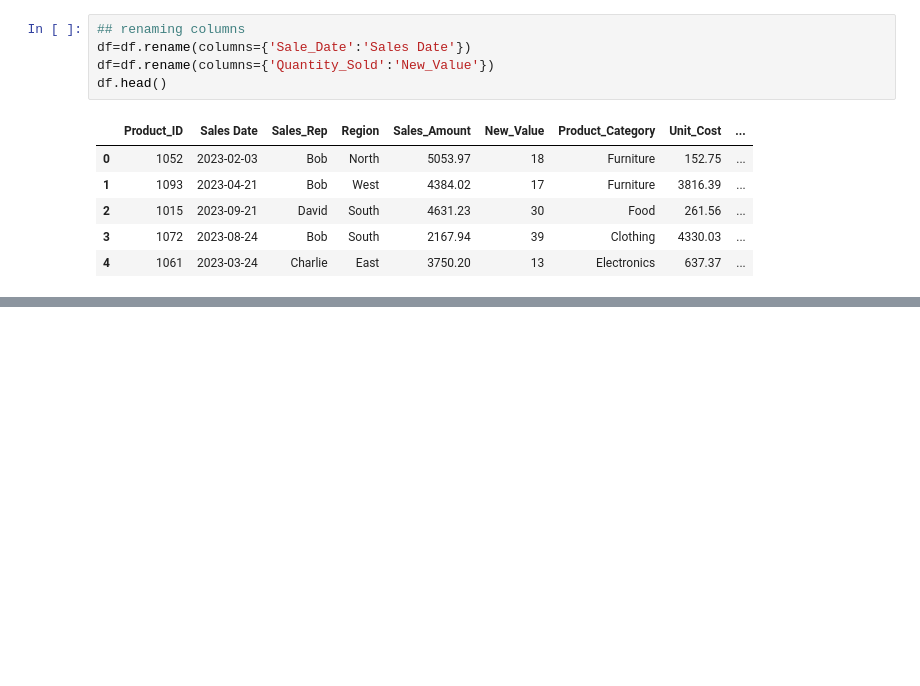
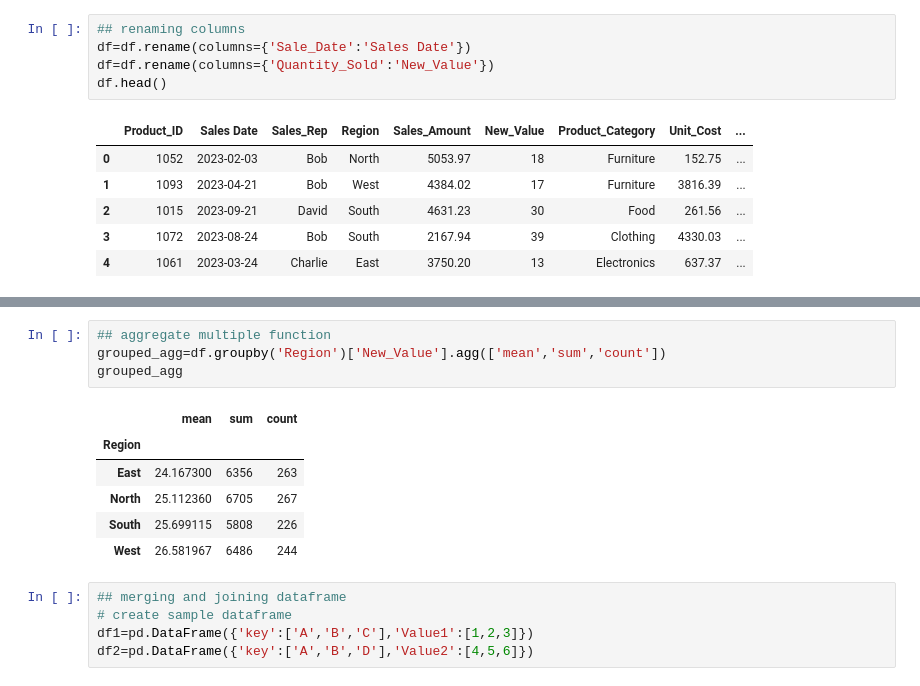
Before and after one commit to BinalPatel29/Udemy, a Jupyter notebook: Data_Analysis_With_Python/Pandas.ipynb, the cells around one changed output, grey strips where cells are left out. Drawn from its saved outputs; the diff is of its cells as text; blank space fills up the shorter version.

```diff
--- a/Data_Analysis_With_Python/Pandas.ipynb
+++ b/Data_Analysis_With_Python/Pandas.ipynb
@@ -421,0 +485,16 @@ df
+# %%
+## aggregate multiple function
+grouped_agg=df.groupby('Region')['New_Value'].agg(['mean','sum','count'])
+grouped_agg
+# %% [output]
+|  | mean | sum | count |
+| Region |  |  |  |
+| East | 24.167300 | 6356 | 263 |
+| North | 25.112360 | 6705 | 267 |
+| South | 25.699115 | 5808 | 226 |
+| West | 26.581967 | 6486 | 244 |
+# %%
+## merging and joining dataframe
+# create sample dataframe
+df1=pd.DataFrame({'key':['A','B','C'],'Value1':[1,2,3]})
+df2=pd.DataFrame({'key':['A','B','D'],'Value2':[4,5,6]})
```
Also changed, not shown: parts of 11 cells of this notebook.
